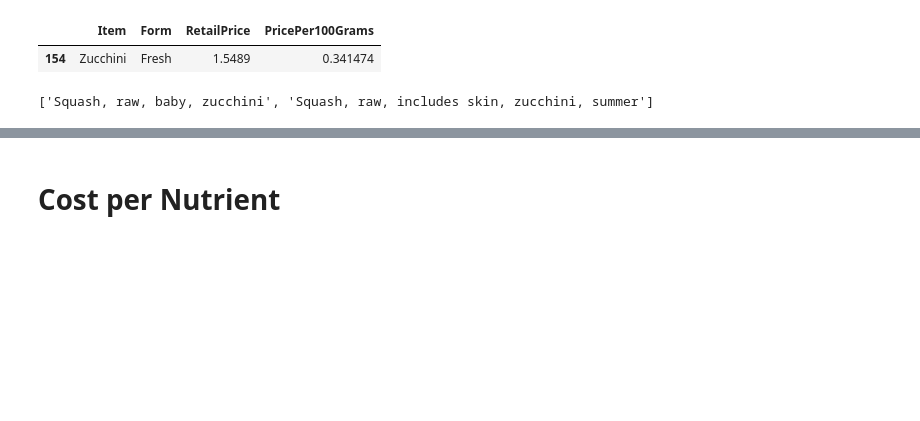
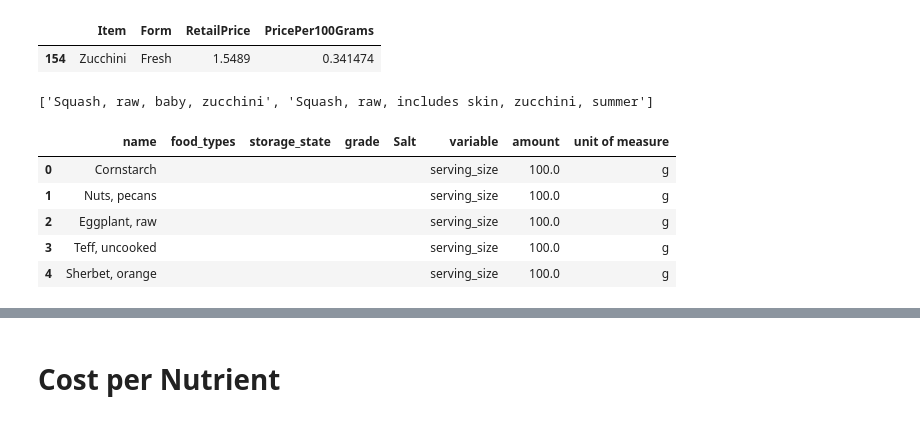
Before and after one commit to MrRyanK/CostPerNutrient, a Jupyter notebook: EDA_CSV_nutrition.ipynb, the cells around one changed output, grey strips where cells are left out. Saved outputs shown, nothing was run; the diff lists cells and outputs as text; code cells hidden in the pictures; blank space fills up the shorter version.

```diff
--- a/EDA_CSV_nutrition.ipynb
+++ b/EDA_CSV_nutrition.ipynb
@@ -674,5 +716,14 @@ prices[prices['Item'].str.contains('Zucchini')]
 food[food['name'].str.contains('raw.*ucchini', regex=True)]['name'].drop_duplicates().to_list()
 # %% [output]
 ['Squash, raw, baby, zucchini', 'Squash, raw, includes skin, zucchini, summer']
+# %%
+food.head()
+# %% [output]
+|  | name | food_types | storage_state | grade | Salt | variable | amount | unit of measure |
+| 0 | Cornstarch |  |  |  |  | serving_size | 100.0 | g |
+| 1 | Nuts, pecans |  |  |  |  | serving_size | 100.0 | g |
+| 2 | Eggplant, raw |  |  |  |  | serving_size | 100.0 | g |
+| 3 | Teff, uncooked |  |  |  |  | serving_size | 100.0 | g |
+| 4 | Sherbet, orange |  |  |  |  | serving_size | 100.0 | g |
 # %%
 all = food.merge(matched_df, on='name').merge(prices, on='Item')
```
Also changed, not shown: parts of 19 cells of this notebook.
